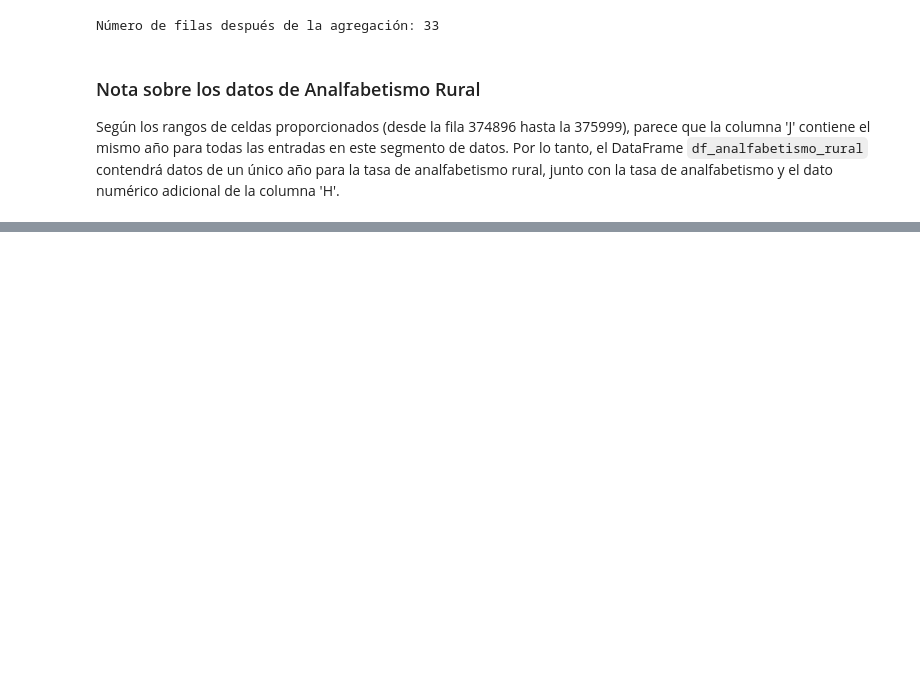
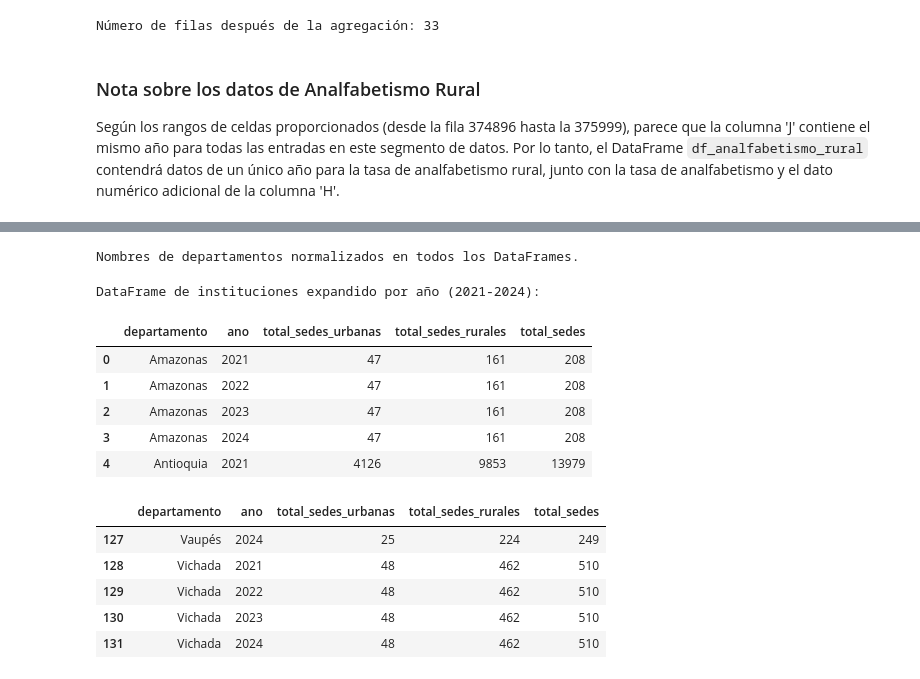
Before and after one commit to emily-escudero/Analitica-Educacion-rural, a Jupyter notebook: Entrega2EducacionRural.ipynb, the cells around one changed output, grey strips where cells are left out. Saved outputs shown, nothing was run; the diff lists cells and outputs as text; code cells hidden in the pictures; blank space fills up the shorter version.

```diff
--- a/Entrega2EducacionRural.ipynb
+++ b/Entrega2EducacionRural.ipynb
@@ -455,0 +512,62 @@ Según los rangos de celdas proporcionados (desde la fila 374896 hasta la 375999
+# %%
+import unicodedata
+import re
+
+# Función para normalizar nombres de departamentos
+def normalize_department_name(name):
+    if not isinstance(name, str):
+        return name
+    # Convertir a minúsculas
+    name = name.lower()
+    # Eliminar tildes
+    name = unicodedata.normalize('NFKD', name).encode('ascii', 'ignore').decode('utf-8')
+    # Reemplazar 'bogota d.c.' y 'bogota, d,c,' por 'bogota dc'
+    name = re.sub(r'bogota[,\\s]*d[.\\s]*c[.\\s]*', 'bogota dc', name)
+    # Eliminar caracteres especiales y espacios extra
+    name = re.sub(r'[^a-z0-9\\s]', '', name)
+    # Reemplazar múltiples espacios por uno solo y limpiar espacios al inicio/final
+    name = re.sub(r'\\s+', ' ', name).strip()
+    return name
+
+# Aplicar la normalización a todos los DataFrames que se van a unir
+# Asumimos que los DataFrames df_deserciones_2021_2024, df_pobreza_completos,
+# df_instituciones, y df_analfabetismo_rural_promedio ya han sido definidos en celdas anteriores.
+df_deserciones_2021_2024['departamento'] = df_deserciones_2021_2024['departamento'].apply(normalize_department_name)
+df_pobreza_completos['departamento'] = df_pobreza_completos['departamento'].apply(normalize_department_name)
+df_instituciones['departamento'] = df_instituciones['departamento'].apply(normalize_department_name)
+df_analfabetismo_rural_promedio['departamento'] = df_analfabetismo_rural_promedio['departamento'].apply(normalize_department_name)
+
+print("Nombres de departamentos normalizados en todos los DataFrames.")
+# %% [output]
+Nombres de departamentos normalizados en todos los DataFrames.
+# %%
+# Preparar df_instituciones para la unión anual
+# Crear un DataFrame con los años 2021 a 2024
+years_to_expand = pd.DataFrame({'ano': range(2021, 2025)})
+
+# Crear una clave para unir que replicará df_instituciones para cada año
+df_instituciones['key_merge'] = 1
+years_to_expand['key_merge'] = 1
+
+df_instituciones_expanded = pd.merge(df_instituciones, years_to_expand, on='key_merge').drop('key_merge', axis=1)
+
+# Reordenar las columnas para tener 'departamento', 'ano' primero
+df_instituciones_expanded = df_instituciones_expanded[['departamento', 'ano', 'total_sedes_urbanas', 'total_sedes_rurales', 'total_sedes']]
+
+print("DataFrame de instituciones expandido por año (2021-2024):")
+display(df_instituciones_expanded.head())
+display(df_instituciones_expanded.tail())
+# %% [output]
+DataFrame de instituciones expandido por año (2021-2024):
+|  | departamento | ano | total_sedes_urbanas | total_sedes_rurales | total_sedes |
+| 0 | Amazonas | 2021 | 47 | 161 | 208 |
+| 1 | Amazonas | 2022 | 47 | 161 | 208 |
+| 2 | Amazonas | 2023 | 47 | 161 | 208 |
+| 3 | Amazonas | 2024 | 47 | 161 | 208 |
+| 4 | Antioquia | 2021 | 4126 | 9853 | 13979 |
+|  | departamento | ano | total_sedes_urbanas | total_sedes_rurales | total_sedes |
+| 127 | Vaupés | 2024 | 25 | 224 | 249 |
+| 128 | Vichada | 2021 | 48 | 462 | 510 |
+| 129 | Vichada | 2022 | 48 | 462 | 510 |
+| 130 | Vichada | 2023 | 48 | 462 | 510 |
+| 131 | Vichada | 2024 | 48 | 462 | 510 |
```
Also changed, not shown: parts of 5 cells of this notebook.
